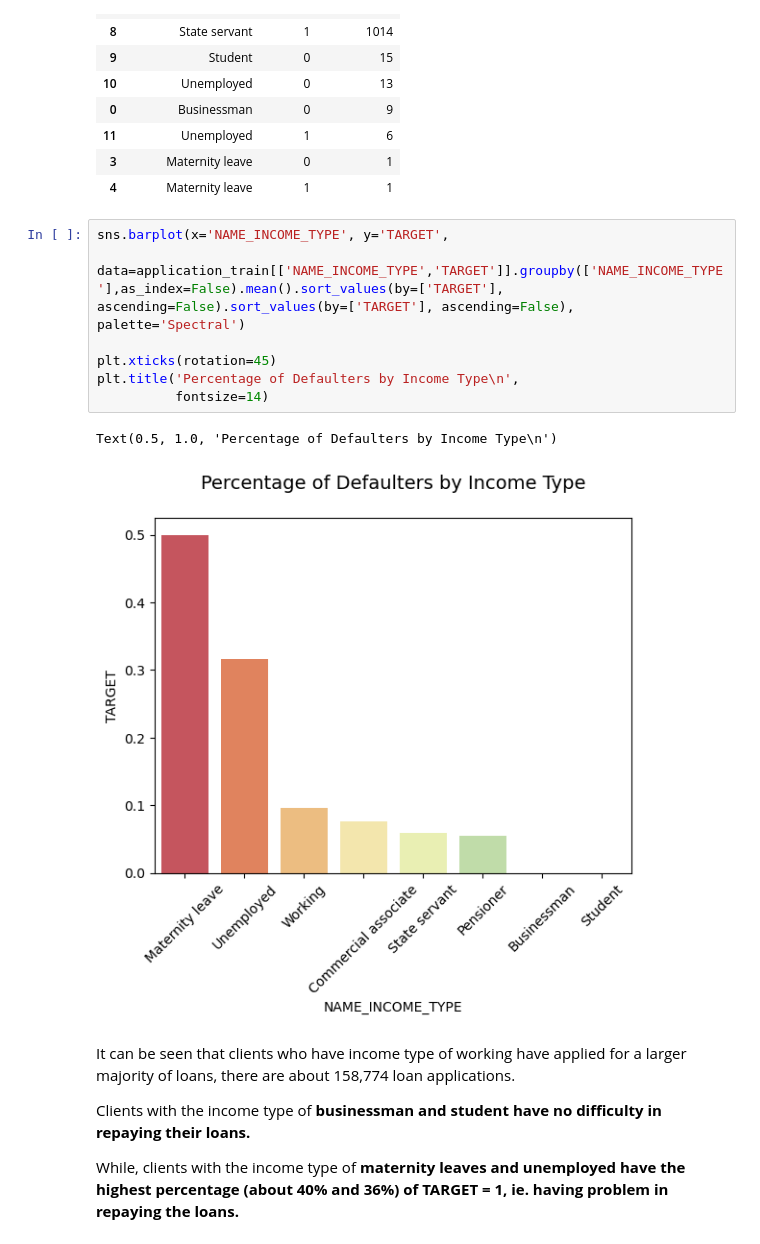
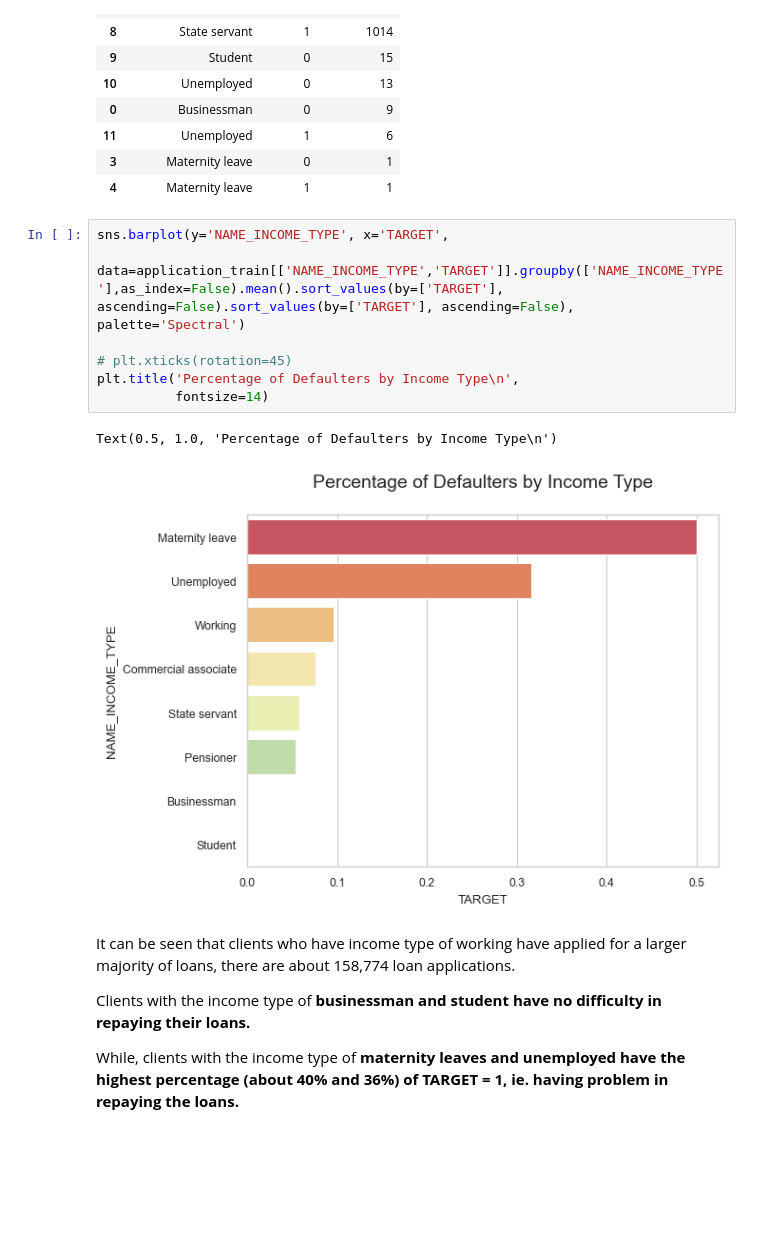
Before and after one commit to haizznaam/Competition-Home-Credit-Default-Risks-Prediction_Group11, a Jupyter notebook: eda/01_application - EDA.ipynb, the cells around one changed output. Cells and saved outputs as stored; diff of their text form; blank space fills up the shorter version.

```diff
--- a/eda/01_application - EDA.ipynb
+++ b/eda/01_application - EDA.ipynb
@@ -485,15 +497,15 @@ Clients Repayment Abilities By Income Type
 | 3 | Maternity leave | 0 | 1 |
 | 4 | Maternity leave | 1 | 1 |
 # %%
-sns.barplot(x='NAME_INCOME_TYPE', y='TARGET',
+sns.barplot(y='NAME_INCOME_TYPE', x='TARGET',
             data=application_train[['NAME_INCOME_TYPE','TARGET']].groupby(['NAME_INCOME_TYPE'],as_index=False).mean().sort_values(by=['TARGET'], ascending=False).sort_values(by=['TARGET'], ascending=False), palette='Spectral')
 
-plt.xticks(rotation=45)
+# plt.xticks(rotation=45)
 plt.title('Percentage of Defaulters by Income Type\n',
           fontsize=14)
 # %% [output]
 Text(0.5, 1.0, 'Percentage of Defaulters by Income Type\n')
-[figure, old version]
+[figure, new version]
 # %% [markdown]
 It can be seen that clients who have income type of working have applied for a larger majority of loans, there are about 158,774 loan applications.
 
```
Also changed, not shown: parts of 17 cells of this notebook.
